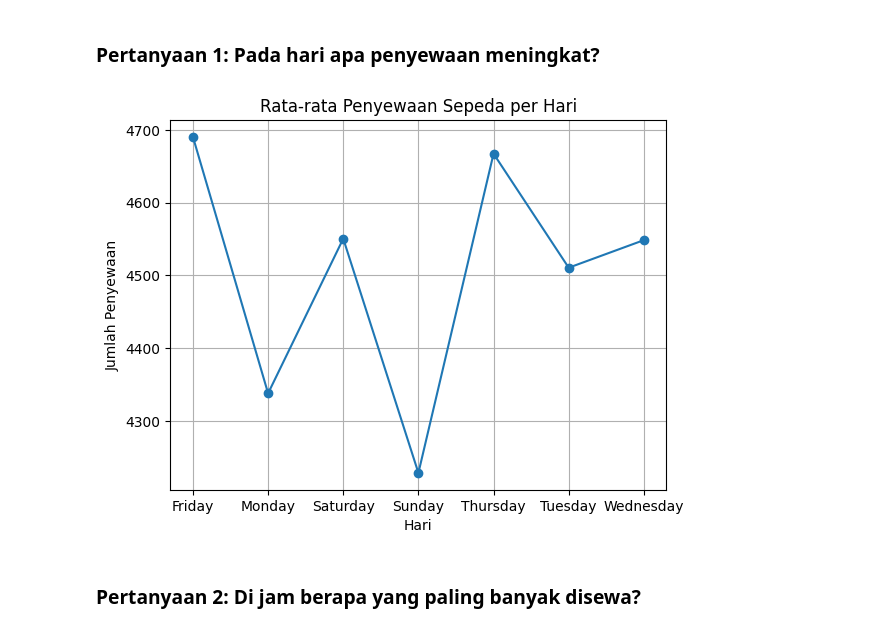
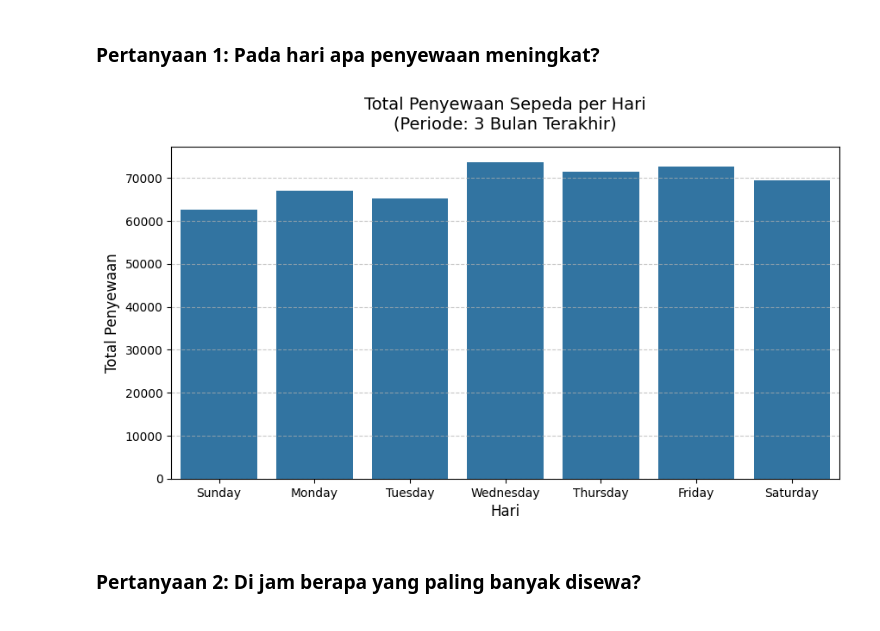
Before and after one commit to AkuPemulaCode/Submission-analisis-data, a Jupyter notebook: Proyek_Analisis_Data.ipynb, the cells around one changed output. Saved outputs shown, nothing was run; the diff lists cells and outputs as text; code cells hidden in the pictures.

```diff
--- a/Proyek_Analisis_Data.ipynb
+++ b/Proyek_Analisis_Data.ipynb
@@ -259,0 +210,19 @@ dtype: float64
+# %%
+day_df["dteday"] = pd.to_datetime(day_df["dteday"])
+
+
+last_date_day = day_df["dteday"].max()
+three_months_ago = last_date_day - pd.DateOffset(months=3)
+
+recent_3_months_df = day_df[day_df["dteday"] >= three_months_ago].copy()
+
+
+urutan_hari = ["Sunday", "Monday", "Tuesday", "Wednesday", "Thursday", "Friday", "Saturday"]
+recent_3_months_df["weekday_name"] = pd.Categorical(
+    recent_3_months_df["weekday"].map({
+        0: "Sunday", 1: "Monday", 2: "Tuesday",
+        3: "Wednesday", 4: "Thursday", 5: "Friday", 6: "Saturday"
+    }),
+    categories=urutan_hari,
+    ordered=True
+)
@@ -325,22 +297,19 @@ dtype: float64
 ## Visualization & Explanatory Analysis
 # %% [markdown]
 ### Pertanyaan 1: Pada hari apa penyewaan meningkat?
-# %%
-day_df["weekday_name"] = day_df["weekday"].map({
-    0: "Sunday", 1: "Monday", 2: "Tuesday",
-    3: "Wednesday", 4: "Thursday",
-    5: "Friday", 6: "Saturday"
-})
-
-day_df.groupby("weekday_name")["cnt"].mean().plot(kind="line", marker='o')
-
-plt.title("Rata-rata Penyewaan Sepeda per Hari")
-plt.xlabel("Hari")
-plt.ylabel("Jumlah Penyewaan")
-plt.grid()
-plt.show()
-# %% [output]
-[figure, removed]
+# %%
+day_plot_data = recent_3_months_df.groupby("weekday_name", observed=False)["cnt"].sum().reset_index()
+
+plt.figure(figsize=(10, 5))
+sns.barplot(x="weekday_name", y="cnt", data=day_plot_data, color="tab:blue")
+
+plt.title("Total Penyewaan Sepeda per Hari\n(Periode: 3 Bulan Terakhir)", fontsize=14, pad=15)
+plt.xlabel("Hari", fontsize=12)
+plt.ylabel("Total Penyewaan", fontsize=12)
+plt.grid(axis='y', linestyle='--', alpha=0.7)
+plt.show()
+# %% [output]
+[figure, added]
 # %% [markdown]
 ### Pertanyaan 2: Di jam berapa yang paling banyak disewa?
 # %%
```
Also changed, not shown: parts of 19 cells of this notebook, 2 other files.
